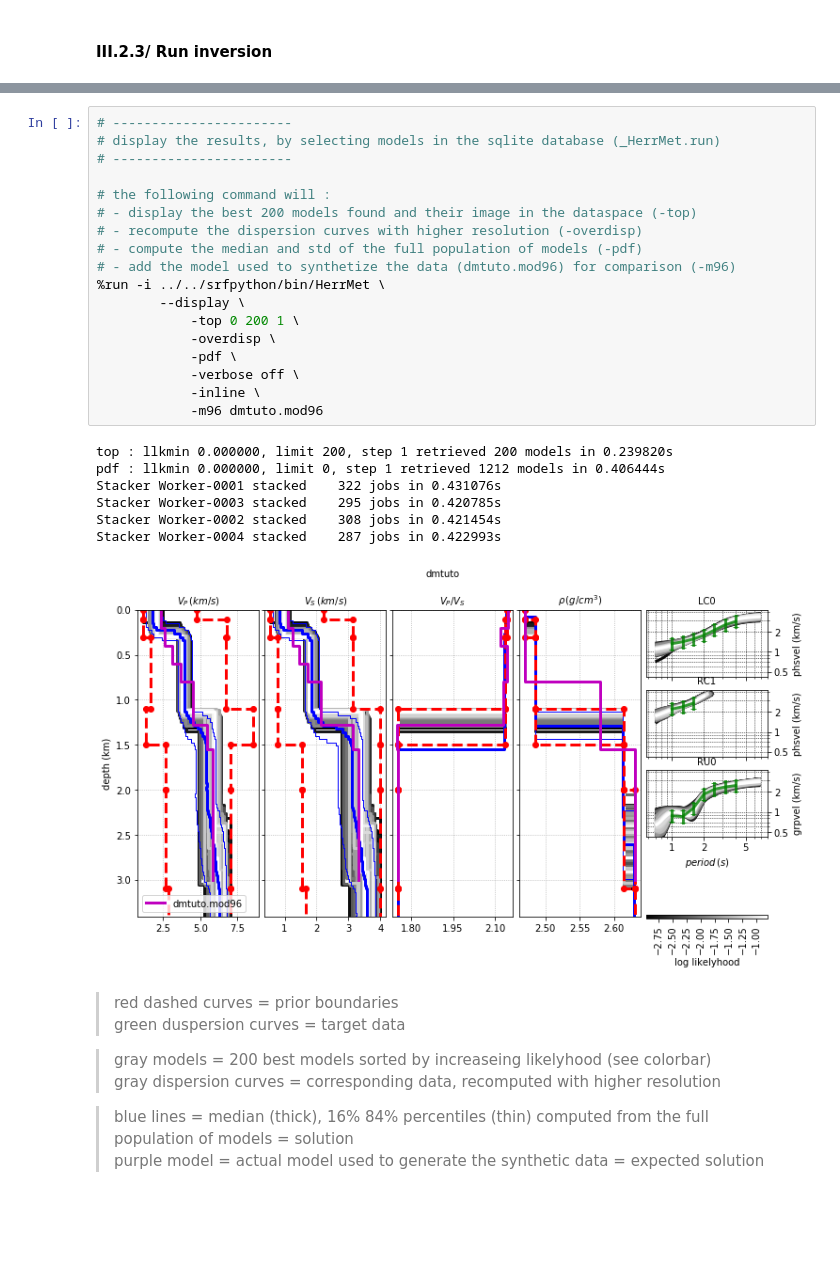
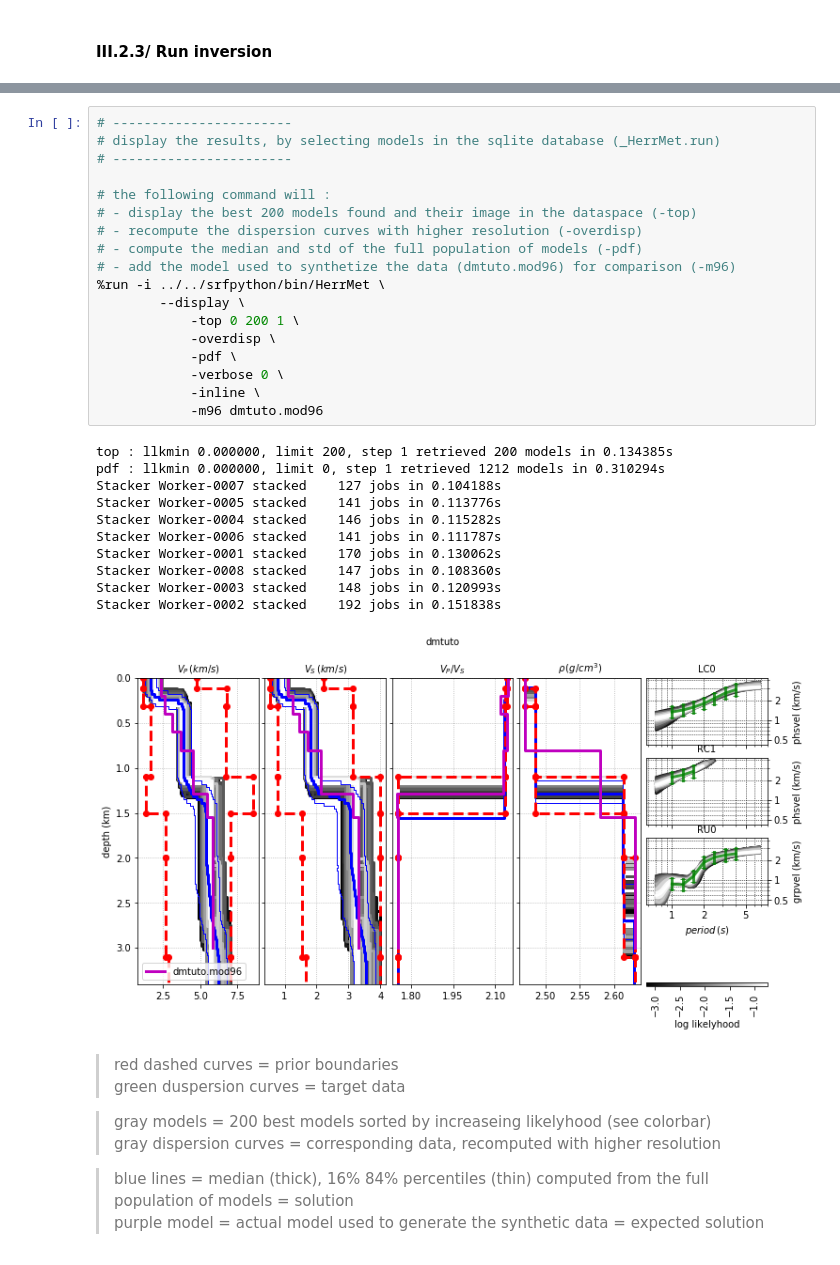
Before and after one commit to obsmax/srfpython, a Jupyter notebook: tutorials/tutorial0/tutorial.ipynb, the cells around one changed output, grey strips where cells are left out. Cells and saved outputs as stored; diff of their text form; blank space fills up the shorter version.

```diff
--- a/tutorials/tutorial0/tutorial.ipynb
+++ b/tutorials/tutorial0/tutorial.ipynb
@@ -510,29 +529,33 @@ chain   11  DONE kept  100/  560 fail   31 AK 0.18 MP 0.27 AS  25.59/s LI -5.208
 # %%
 # -----------------------
 # display the results, by selecting models in the sqlite database (_HerrMet.run)
 # -----------------------
 
 # the following command will :
 # - display the best 200 models found and their image in the dataspace (-top)
 # - recompute the dispersion curves with higher resolution (-overdisp)
 # - compute the median and std of the full population of models (-pdf)
 # - add the model used to synthetize the data (dmtuto.mod96) for comparison (-m96)
 %run -i ../../srfpython/bin/HerrMet \
         --display \
             -top 0 200 1 \
             -overdisp \
             -pdf \
-            -verbose off \
+            -verbose 0 \
             -inline \
             -m96 dmtuto.mod96
 # %% [output]
-top : llkmin 0.000000, limit 200, step 1 retrieved 200 models in 0.239820s
-pdf : llkmin 0.000000, limit 0, step 1 retrieved 1212 models in 0.406444s
-Stacker Worker-0001 stacked    322 jobs in 0.431076s
-Stacker Worker-0003 stacked    295 jobs in 0.420785s
-Stacker Worker-0002 stacked    308 jobs in 0.421454s
-Stacker Worker-0004 stacked    287 jobs in 0.422993s
+top : llkmin 0.000000, limit 200, step 1 retrieved 200 models in 0.134385s
+pdf : llkmin 0.000000, limit 0, step 1 retrieved 1212 models in 0.310294s
+Stacker Worker-0007 stacked    127 jobs in 0.104188s
+Stacker Worker-0005 stacked    141 jobs in 0.113776s
+Stacker Worker-0004 stacked    146 jobs in 0.115282s
+Stacker Worker-0006 stacked    141 jobs in 0.111787s
+Stacker Worker-0001 stacked    170 jobs in 0.130062s
+Stacker Worker-0008 stacked    147 jobs in 0.108360s
+Stacker Worker-0003 stacked    148 jobs in 0.120993s
+Stacker Worker-0002 stacked    192 jobs in 0.151838s
-[figure, old version]
+[figure, new version]
 # %% [markdown]
 > red dashed curves = prior boundaries
 > green duspersion curves = target data
```
Also changed, not shown: parts of 9 cells of this notebook, 10 other files.
